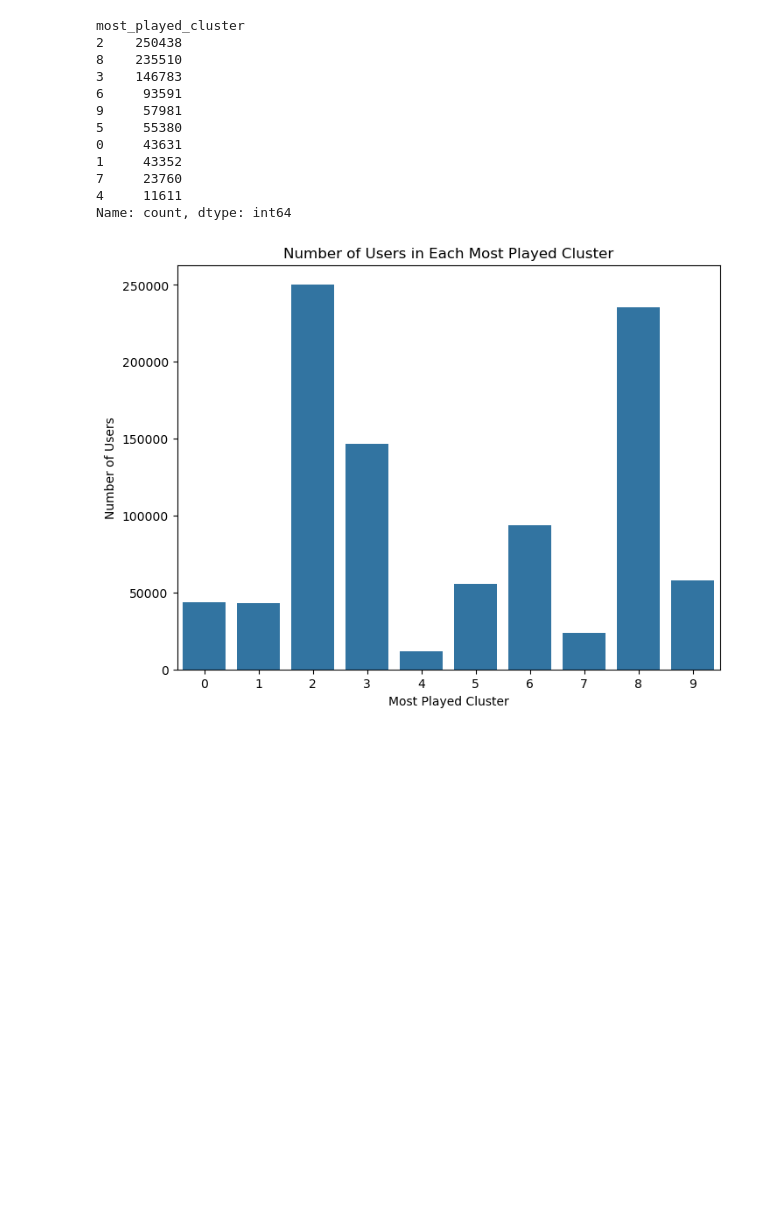
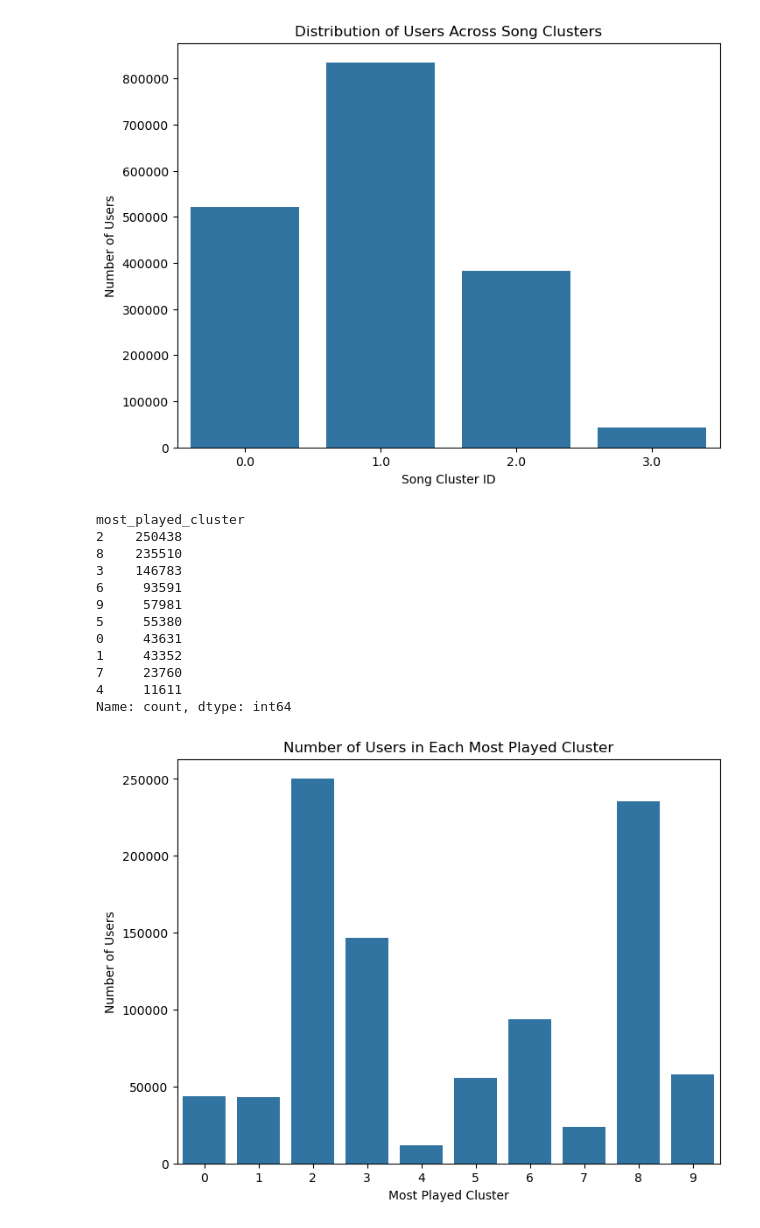
Before and after one commit to annemollelsborg/spotify, a Jupyter notebook: clustering.ipynb, the cells around one changed output. Cells and saved outputs as stored; diff of their text form; code cells hidden in the pictures; blank space fills up the shorter version.

```diff
--- a/clustering.ipynb
+++ b/clustering.ipynb
@@ -69,0 +79,70 @@ plt.show()
+# %%
+import pandas as pd
+from sklearn.cluster import DBSCAN
+from sklearn.preprocessing import StandardScaler
+import matplotlib.pyplot as plt
+import seaborn as sns
+import numpy as np
+
+# Load data
+file_path_users = "Data/User Listening History.csv"
+df_users = pd.read_csv(file_path_users)
+file_path_songs = "Data/Music Info.csv"
+df_songs = pd.read_csv(file_path_songs)
+
+# --- Fix starts here ---
+# One-hot encode the 'genre' column
+genre_encoded = pd.get_dummies(df_songs['genre'], prefix='genre')
+
+# Concatenate the one-hot-encoded genre features with the rest of the numeric features
+song_features = ['danceability', 'energy', 'key', 'loudness', 'mode', 'speechiness',
+                 'acousticness', 'instrumentalness', 'liveness', 'valence',
+                 'tempo', 'time_signature']  # Exclude 'genre' here
+
+numeric_features = df_songs[song_features]
+song_data = pd.concat([genre_encoded, numeric_features], axis=1)
+
+# Normalize the numeric and one-hot-encoded song features
+scaler = StandardScaler()
+scaled_songs = scaler.fit_transform(song_data)
+# --- Fix ends here ---
+
+# Apply DBSCAN clustering to the songs
+eps_value = 1.5  # Maximum distance for two points to be considered neighbors
+min_samples_value = 100  # Minimum number of points to form a cluster
+dbscan_songs = DBSCAN(eps=eps_value, min_samples=min_samples_value)
+df_songs['song_cluster'] = dbscan_songs.fit_predict(scaled_songs)
+
+# Handle noise points (label -1 in DBSCAN)
+# Optional: Assign noise points to a separate cluster, or drop them if necessary
+df_songs['song_cluster'] = df_songs['song_cluster'].replace(-1, np.nan)
+
+# Merge song clusters into the user data
+df_users = df_users.merge(df_songs[['track_id', 'song_cluster']], on='track_id', how='left')
+
+# Group by user and song cluster, and sum the playcount
+user_cluster_plays = df_users.groupby(['user_id', 'song_cluster'])['playcount'].sum().reset_index()
+
+# Pivot to create a matrix of users vs. song clusters
+user_cluster_matrix = user_cluster_plays.pivot(index='user_id', columns='song_cluster', values='playcount').fillna(0)
+
+# Find the song cluster with the maximum playcount for each user
+user_cluster_matrix['most_played_cluster'] = user_cluster_matrix.idxmax(axis=1)
+
+# Merge the most played cluster information back to the user data
+df_users = df_users.merge(user_cluster_matrix['most_played_cluster'], on='user_id', how='left')
+
+# Drop unnecessary columns
+df_users = df_users.drop(columns=['song_cluster'], axis=1)
+
+# Print the resulting user dataset with clusters
+print(df_users.head())
+
+# Plot the distribution of users across song clusters
+plt.figure(figsize=(8, 6))
+sns.countplot(x='most_played_cluster', data=user_cluster_matrix.reset_index())
+plt.title('Distribution of Users Across Song Clusters')
+plt.xlabel('Song Cluster ID')
+plt.ylabel('Number of Users')
+plt.show()
+# %% [output]
@@ -70,3 +162,4 @@ plt.show()
+[figure, added]
 # %%
 # Count the number of users in each most_played_cluster
 cluster_counts = user_cluster_matrix['most_played_cluster'].value_counts()
```
Also changed, not shown: parts of 2 cells of this notebook.
